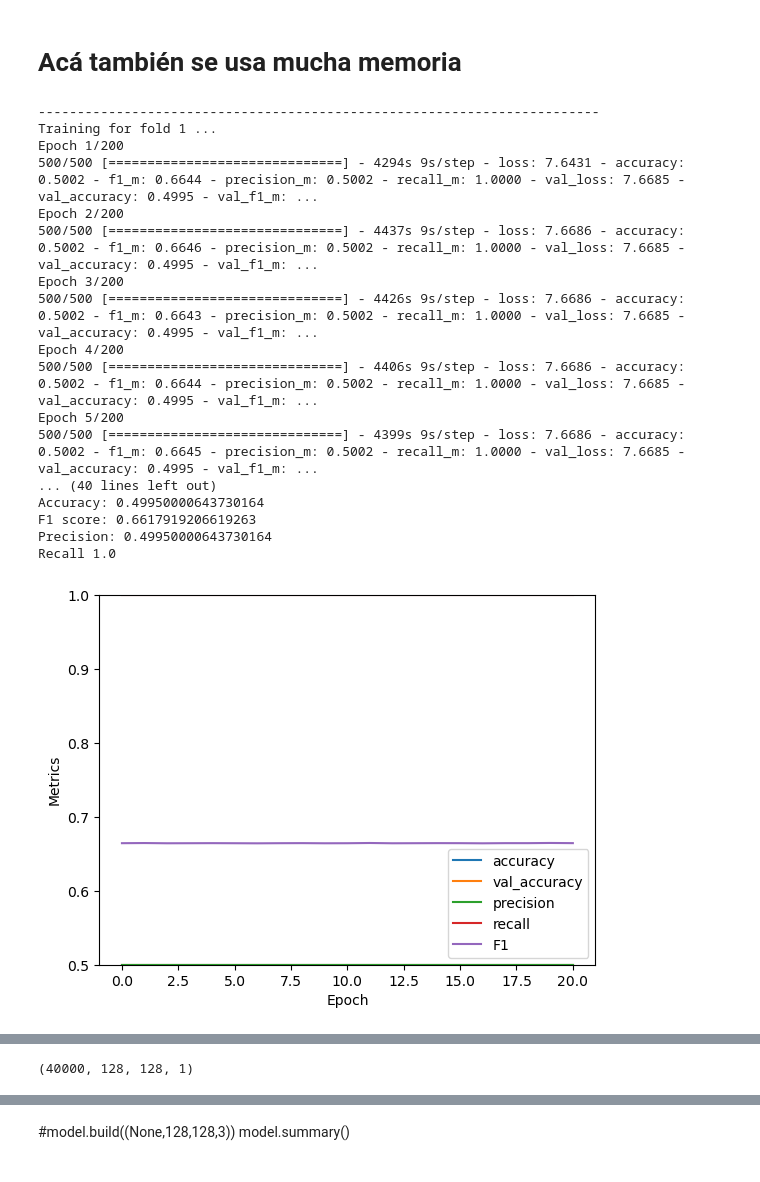
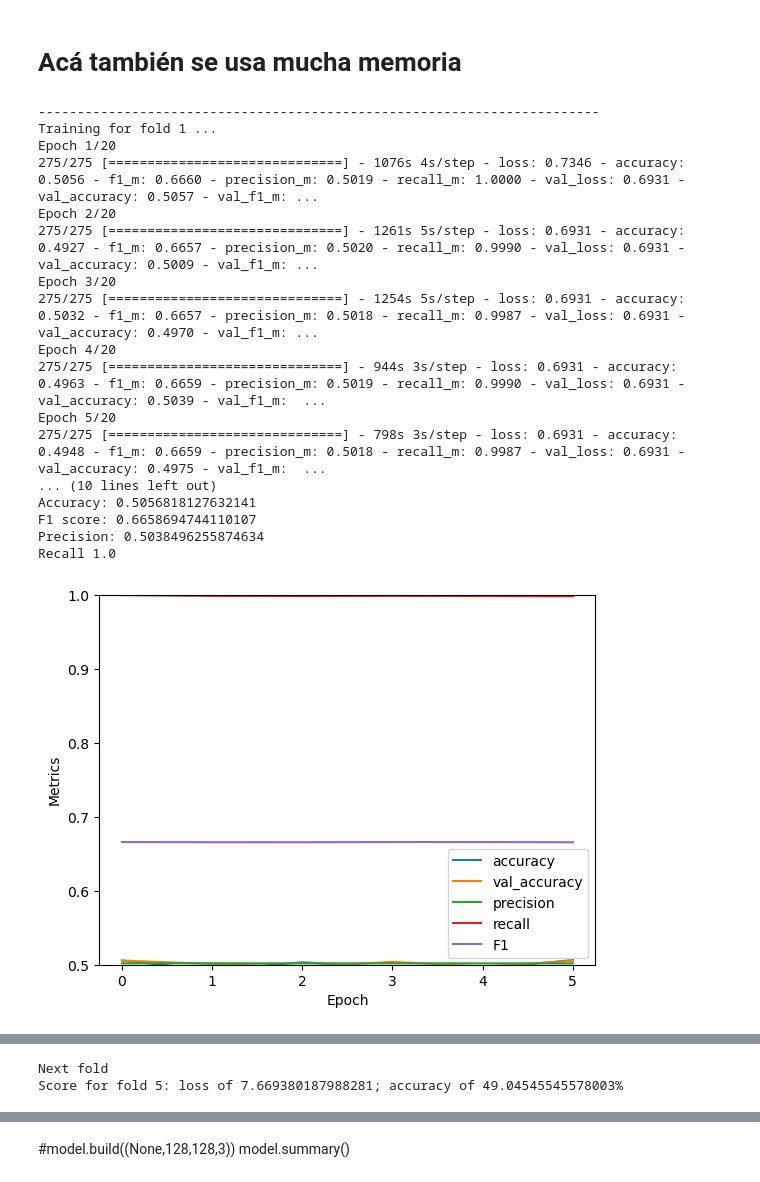
Before and after one commit to intentodemusico/StegianV2, a Jupyter notebook: Python/Modelling/scripts/CNN_Mono_WOW-5_V1.ipynb, the cells around one changed output, grey strips where cells are left out. Cells and saved outputs as stored; diff of their text form; code cells hidden in the pictures.

```diff
--- a/Python/Modelling/scripts/CNN_Mono_WOW-5_V1.ipynb
+++ b/Python/Modelling/scripts/CNN_Mono_WOW-5_V1.ipynb
@@ -36,5 +36,7 @@ getYFromImageList=lambda x: [isStego(element) for element in x]
 # %%
 folder="./MonoSamples/WOW_5/"
 # %%
-images= os.listdir(folder) #[x[0] for x in os.walk("./readySamples/WOW_5")]
+images=os.listdir(folder)
 random.shuffle(images)
+images=images[:22000]
+print(len(images))
@@ -72,4 +76,7 @@ import time
 #/255,dtype='int8'
 #Editar tamaño de muestra
 #Editar canal
-x=np.array([mpimg.imread(folder+images[i]) for i in range(len(images))],dtype=tf.float32)
+import time
+t = time.time()
+x=np.array([mpimg.imread(folder+images[i]) for i in range(len(images))],dtype=np.float32)
+print( time.time()-t)
@@ -207,19 +196,21 @@ gc.collect()
+# %%
+x=x.reshape(len(x),128,128,1)
 # %% [markdown]
 # Acá también se usa mucha memoria
 # %%
 #Setting early stopping
-earlystopping=callbacks.EarlyStopping(monitor="val_loss", mode="min",patience=20,restore_best_weights=True)
+earlystopping=callbacks.EarlyStopping(monitor="val_loss", mode="min",patience=5,restore_best_weights=True)
 #Conv
 fold_no = 1
 for train, test in kf.split(x, y):
     model = models.Sequential()
     model.add(layers.Conv2D(128,(5,5), padding='valid',strides=[1, 1],
-                          input_shape=(128, 128,1)))
-    model.add(layers.MaxPooling2D((2, 2)))
+                      input_shape=(128, 128,1)))
+    model.add(layers.MaxPooling2D((3, 3)))
     model.add(layers.Conv2D(256, (3, 3), activation='relu'))
-    model.add(layers.MaxPooling2D((2, 2)))
+    model.add(layers.MaxPooling2D((3, 3)))
     model.add(layers.Conv2D(512, (3, 3), activation='relu'))
-    model.add(layers.MaxPooling2D((2, 2)))
+    model.add(layers.MaxPooling2D((3, 3)))
     model.add(layers.Conv2D(1024, (3, 3), activation='relu'))
     #Dense
     model.add(layers.Flatten())#, activation='relu'
@@ -228,23 +219,19 @@ for train, test in kf.split(x, y):
     model.add(layers.Dense(512, activation='relu'))
     model.add(layers.Dense(256, activation='relu'))
     model.add(layers.Dense(128, activation='relu'))
-    model.add(layers.Dense(64, activation='relu'))
-    model.add(layers.Dense(32, activation='relu'))
-    model.add(layers.Dense(16, activation='relu'))
     model.add(layers.Dense(8, activation='relu'))
-    model.add(layers.Dense(4, activation='relu'))
     model.add(layers.Dense(2, activation='softmax'))
     #Comp
-    customSGD=tf.optimizers.SGD(learning_rate=0.1)
-    #customAdam=tf.optimizers.Adam(learning_rate=0.05)
-    model.compile(optimizer=customSGD,
-                  loss=tf.keras.losses.binary_crossentropy, #Debería ser binario?
+    customSGD=tf.optimizers.SGD(learning_rate=0.015)
+    customAdam=tf.optimizers.Adam(learning_rate=0.02)
+    model.compile(optimizer=tf.optimizers.Adam(),
+                  loss=tf.keras.losses.binary_crossentropy,
                   metrics=['accuracy',f1_m,precision_m, recall_m])
         # Generate a print
     print('------------------------------------------------------------------------')
     print(f'Training for fold {fold_no} ...')
     #Fitting
-    history = model.fit(x[train], y[train],validation_data=(x[test], y[test]), epochs=200, callbacks=[earlystopping],batch_size=64)
+    history = model.fit(x[train], y[train],validation_data=(x[test], y[test]), epochs=20, callbacks=[earlystopping],batch_size=64)
     gc.collect()
     print("\n\n\n\n\nFitted")
     plt.plot(history.history['accuracy'], label='accuracy')
@@ -254,46 +241,46 @@ for train, test in kf.split(x, y):
     plt.ylim([0.5, 1])
     plt.legend(loc='lower right')
     test_loss, test_acc,f1_score, precision, recall = model.evaluate(x[test], y[test], verbose=2)
     print("Loss:",test_loss, "\nAccuracy:",test_acc,"\nF1 score:",f1_score, "\nPrecision:",precision, "\nRecall",recall)
 
     plt.plot(history.history['precision_m'], label='precision')
     plt.plot(history.history['recall_m'], label = 'recall')
     plt.plot(history.history['f1_m'], label = 'F1')
     plt.xlabel('Epoch')
     plt.ylabel('Metrics')
     plt.legend(loc='lower right')
     plt.show()
     print("Next fold")
     #dataMqtt={"Fold":str(fold_no),"timestamp":str(datetime.now()),"Loss":str(test_loss), "Acc":str(test_acc),"F1":str(f1_score),"Precision":str( precision),"Recall": str(recal)}
     #dataMqtt_out=json.dumps(data)
     #retMqtt= client1.publish("stegian/data",dataMqtt_out)
 
     # Generate generalization metrics
     scores = model.evaluate(x[test], y[test], verbose=0)
     print(f'Score for fold {fold_no}: {model.metrics_names[0]} of {scores[0]}; {model.metrics_names[1]} of {scores[1]*100}%')
     acc_per_fold.append(scores[1] * 100)
     loss_per_fold.append(scores[0])
 
     # Increase fold number
     fold_no += 1
     gc.collect()
 # %% [output]
 ------------------------------------------------------------------------
 Training for fold 1 ...
-Epoch 1/200
-500/500 [==============================] - 4294s 9s/step - loss: 7.6431 - accuracy: 0.5002 - f1_m: 0.6644 - precision_m: 0.5002 - recall_m: 1.0000 - val_loss: 7.6685 - val_accuracy: 0.4995 - val_f1_m: ...
-Epoch 2/200
-500/500 [==============================] - 4437s 9s/step - loss: 7.6686 - accuracy: 0.5002 - f1_m: 0.6646 - precision_m: 0.5002 - recall_m: 1.0000 - val_loss: 7.6685 - val_accuracy: 0.4995 - val_f1_m: ...
-Epoch 3/200
-500/500 [==============================] - 4426s 9s/step - loss: 7.6686 - accuracy: 0.5002 - f1_m: 0.6643 - precision_m: 0.5002 - recall_m: 1.0000 - val_loss: 7.6685 - val_accuracy: 0.4995 - val_f1_m: ...
-Epoch 4/200
-500/500 [==============================] - 4406s 9s/step - loss: 7.6686 - accuracy: 0.5002 - f1_m: 0.6644 - precision_m: 0.5002 - recall_m: 1.0000 - val_loss: 7.6685 - val_accuracy: 0.4995 - val_f1_m: ...
-Epoch 5/200
-500/500 [==============================] - 4399s 9s/step - loss: 7.6686 - accuracy: 0.5002 - f1_m: 0.6645 - precision_m: 0.5002 - recall_m: 1.0000 - val_loss: 7.6685 - val_accuracy: 0.4995 - val_f1_m: ...
-... (40 lines left out)
-Accuracy: 0.49950000643730164
-F1 score: 0.6617919206619263
-Precision: 0.49950000643730164
+Epoch 1/20
+275/275 [==============================] - 1076s 4s/step - loss: 0.7346 - accuracy: 0.5056 - f1_m: 0.6660 - precision_m: 0.5019 - recall_m: 1.0000 - val_loss: 0.6931 - val_accuracy: 0.5057 - val_f1_m: ...
+Epoch 2/20
+275/275 [==============================] - 1261s 5s/step - loss: 0.6931 - accuracy: 0.4927 - f1_m: 0.6657 - precision_m: 0.5020 - recall_m: 0.9990 - val_loss: 0.6931 - val_accuracy: 0.5009 - val_f1_m: ...
+Epoch 3/20
+275/275 [==============================] - 1254s 5s/step - loss: 0.6931 - accuracy: 0.5032 - f1_m: 0.6657 - precision_m: 0.5018 - recall_m: 0.9987 - val_loss: 0.6931 - val_accuracy: 0.4970 - val_f1_m: ...
+Epoch 4/20
+275/275 [==============================] - 944s 3s/step - loss: 0.6931 - accuracy: 0.4963 - f1_m: 0.6659 - precision_m: 0.5019 - recall_m: 0.9990 - val_loss: 0.6931 - val_accuracy: 0.5039 - val_f1_m:  ...
+Epoch 5/20
+275/275 [==============================] - 798s 3s/step - loss: 0.6931 - accuracy: 0.4948 - f1_m: 0.6659 - precision_m: 0.5018 - recall_m: 0.9987 - val_loss: 0.6931 - val_accuracy: 0.4975 - val_f1_m:  ...
+... (10 lines left out)
+Accuracy: 0.5056818127632141
+F1 score: 0.6658694744110107
+Precision: 0.5038496255874634
 Recall 1.0
-[figure, old version]
+[figure, new version]
 Next fold
@@ -317,4 +358,2 @@ KeyboardInterrupt:
+Next fold
+Score for fold 5: loss of 7.669380187988281; accuracy of 49.04545545578003%
-# %%
-x.shape
-# %% [output]
-(40000, 128, 128, 1)
```
Also changed, not shown: parts of 16 cells of this notebook.
